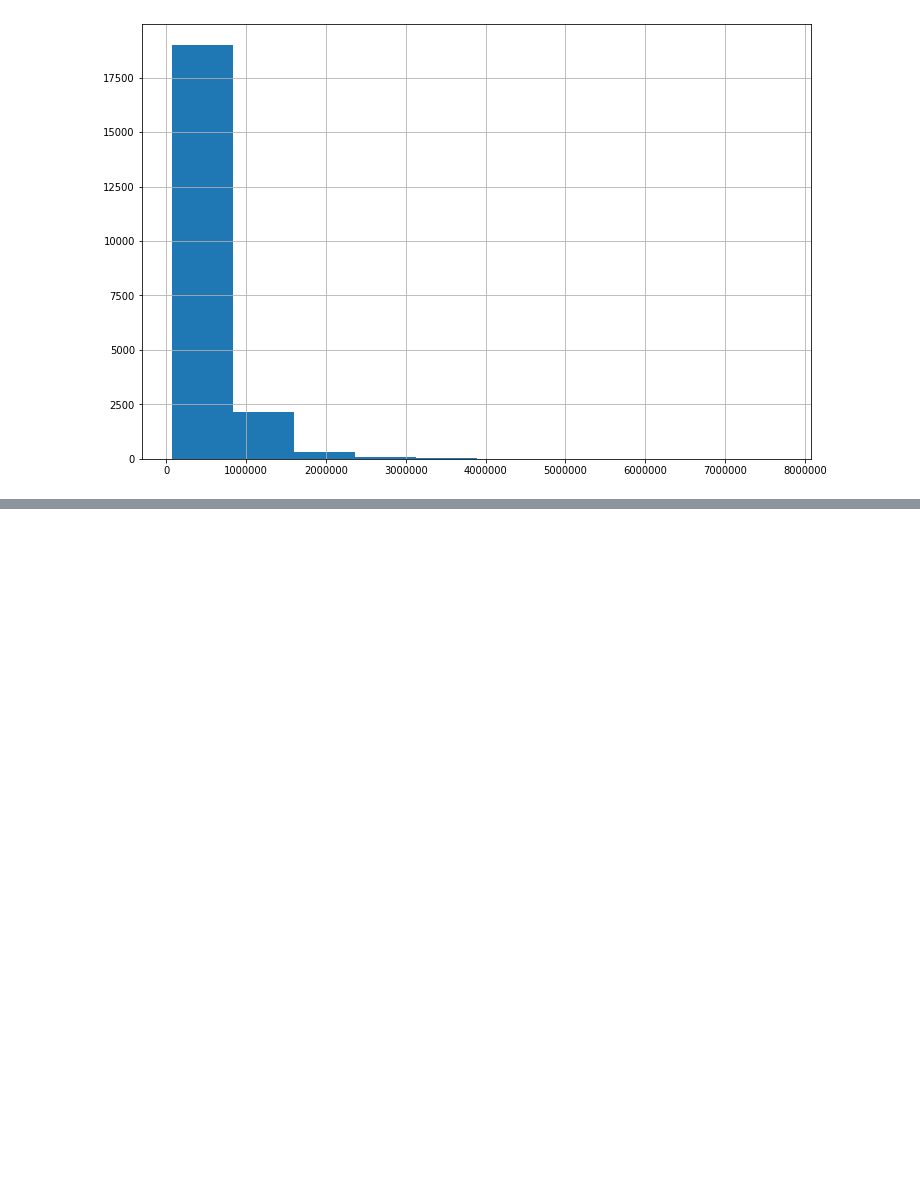
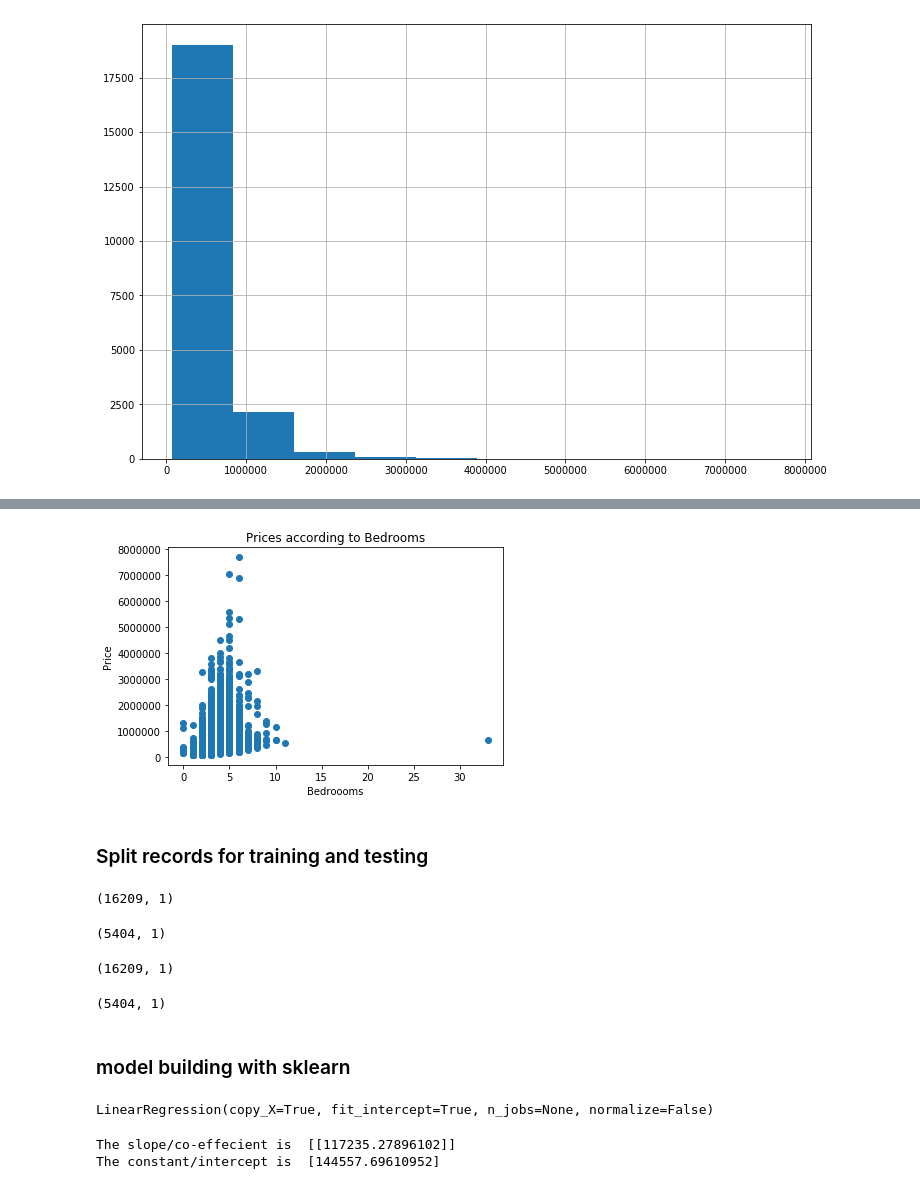
Before and after one commit to hamisicodes/LetsUpgrade-AI-ML, a Jupyter notebook: Day21/model-2.ipynb, the cells around one changed output, grey strips where cells are left out. Saved outputs shown, nothing was run; the diff lists cells and outputs as text; code cells hidden in the pictures; blank space fills up the shorter version.

```diff
--- a/Day21/model-2.ipynb
+++ b/Day21/model-2.ipynb
@@ -41,0 +79,3 @@ dataset['price'].hist(figsize = (12,8))
+# %%
+x = dataset.iloc[:,2:3]
+x.head()
@@ -41,0 +89,3 @@ dataset['price'].hist(figsize = (12,8))
+# %%
+y = dataset.iloc[:,:1]
+y.head()
@@ -41,0 +99,11 @@ dataset['price'].hist(figsize = (12,8))
+# %%
+# re-visualizing dataset
+plt.scatter(x,y)
+plt.title('Prices according to Bedrooms')
+plt.xlabel('Bedroooms')
+plt.ylabel('Price')
+plt.show()
+# %% [output]
+[figure, added]
+# %% [markdown]
+### Split records for training and testing
@@ -41,0 +115,32 @@ dataset['price'].hist(figsize = (12,8))
+# %%
+x_train.shape
+# %% [output]
+(16209, 1)
+# %%
+x_test.shape
+# %% [output]
+(5404, 1)
+# %%
+y_train.shape
+# %% [output]
+(16209, 1)
+# %%
+y_test.shape
+# %% [output]
+(5404, 1)
+# %% [markdown]
+### model building with sklearn
+# %%
+from sklearn.linear_model import LinearRegression
+
+lin_reg = LinearRegression()
+lin_reg.fit(x_train,y_train)
+# %% [output]
+LinearRegression(copy_X=True, fit_intercept=True, n_jobs=None, normalize=False)
+# %%
+# Model building is complete.Time to find slope and constant
+print('The slope/co-effecient is ', lin_reg.coef_)
+print('The constant/intercept is ' , lin_reg.intercept_)
+# %% [output]
+The slope/co-effecient is  [[117235.27896102]]
+The constant/intercept is  [144557.69610952]
```
Also changed, not shown: parts of 18 cells of this notebook, 1 other file.
